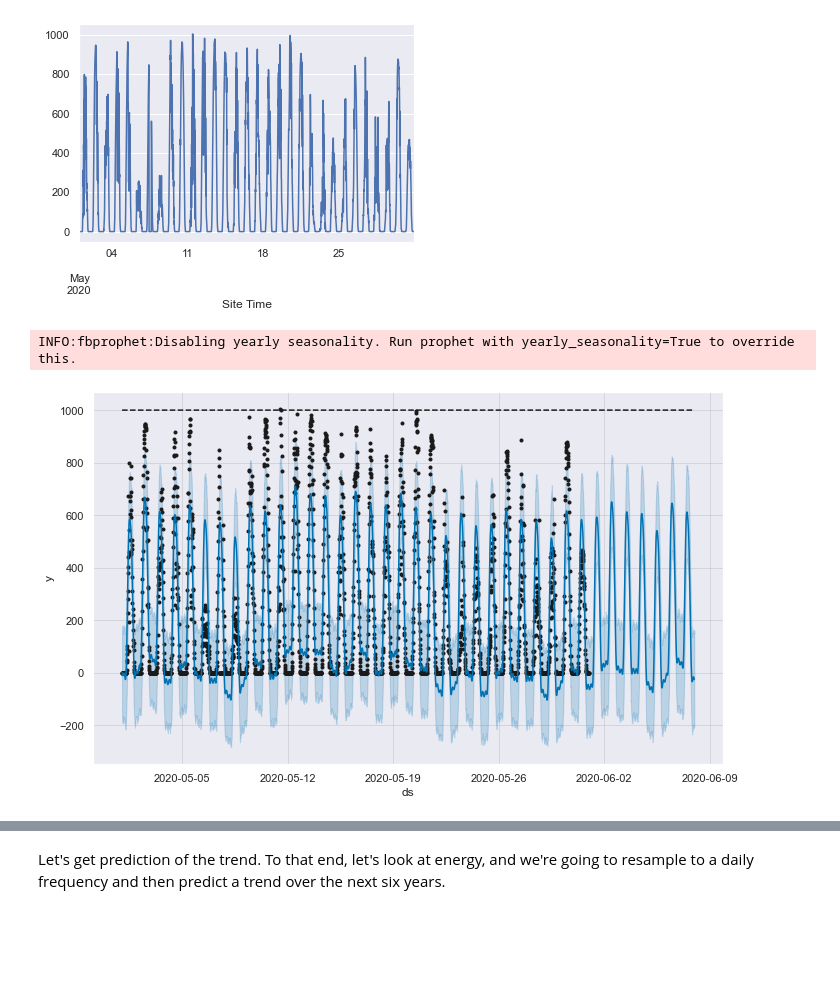
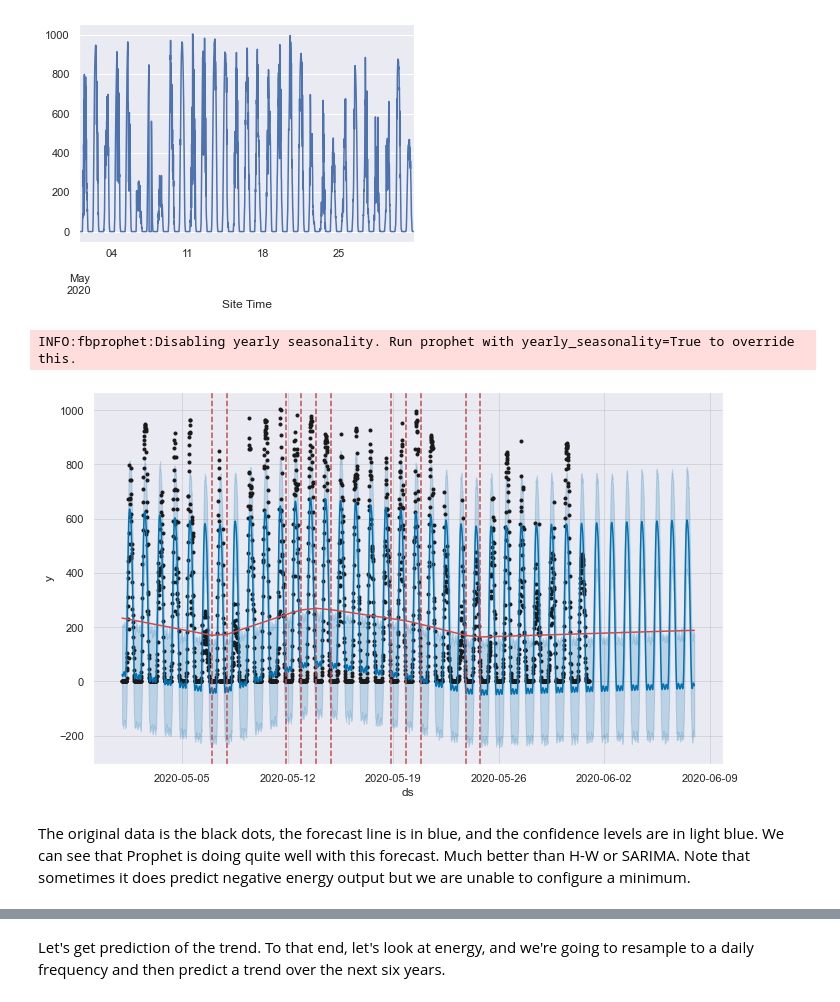
Before and after one commit to ruthcaswellsmith/Capstone---Solar-Energy, a Jupyter notebook: notebooks/Forecasting with FB Prophet.ipynb, the cells around one changed output, grey strips where cells are left out. Cells and saved outputs as stored; diff of their text form; code cells hidden in the pictures; blank space fills up the shorter version.

```diff
--- a/notebooks/Forecasting with FB Prophet.ipynb
+++ b/notebooks/Forecasting with FB Prophet.ipynb
@@ -30,22 +41,20 @@ df['Shark Meter, KWtotal Kilowatts'].loc['2020-05'].plot();
 # %%
 # Our dataframe must have columns 'ds' and 'y'
 power_May2020 = df.loc['2020-05'].copy()
 power_May2020['y'] = power_May2020['Shark Meter, KWtotal Kilowatts']
 power_May2020['ds'] = power_May2020.index
-power_May2020['cap'] = 1000.0
-power_May2020['floor'] = 0.0
 
-prophet = Prophet()
+prophet = Prophet(daily_seasonality = True, weekly_seasonality=False)
 prophet.fit(power_May2020)
 future = prophet.make_future_dataframe(periods=4*24*7, freq='15T')
-future['cap']=1000.0
-future['floor']=0.0
 forecast = prophet.predict(future)
 fig = prophet.plot(forecast)
-#a = add_changepoints_to_plot(fig.gca(), prophet, forecast)
+a = add_changepoints_to_plot(fig.gca(), prophet, forecast)
 # %% [output]
 INFO:fbprophet:Disabling yearly seasonality. Run prophet with yearly_seasonality=True to override this.
-[figure, old version]
+[figure, new version]
+# %% [markdown]
+The original data is the black dots, the forecast line is in blue, and the confidence levels are in light blue.  We can see that Prophet is doing quite well with this forecast.  Much better than H-W or SARIMA.  Note that sometimes it does predict negative energy output but we are unable to configure a minimum.
 # %%
 fig2 = prophet.plot_components(forecast)
 # %% [output]
```
Also changed, not shown: parts of 24 cells of this notebook, 1 other file.
